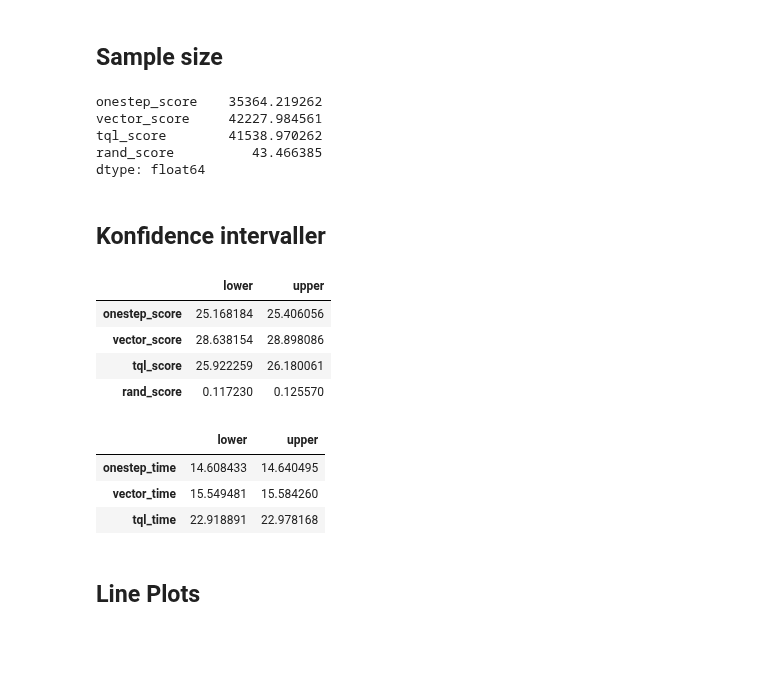
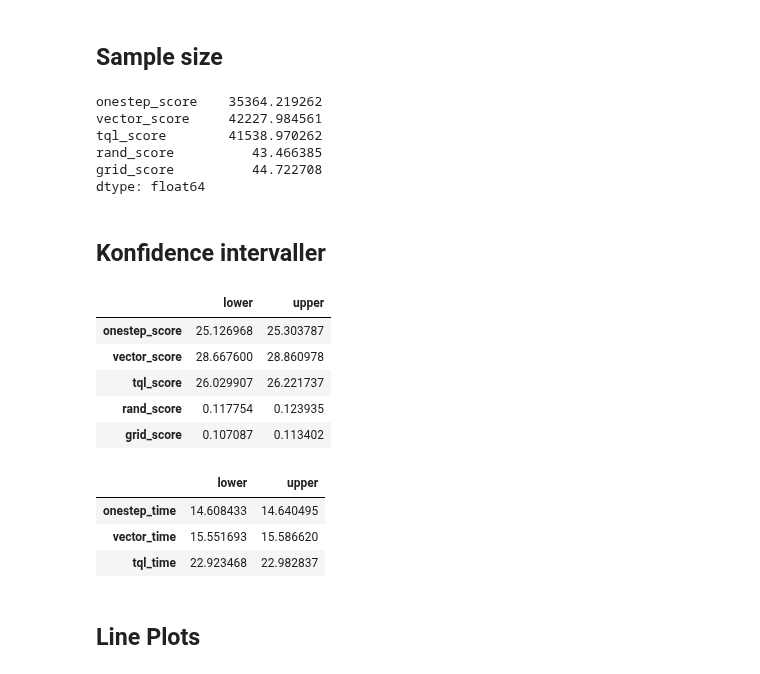
Before and after one commit to vietnhprivat/snake_ai, a Jupyter notebook: src/Classes/data_collection_test.ipynb, the cells around one changed output. Saved outputs shown, nothing was run; the diff lists cells and outputs as text; code cells hidden in the pictures; blank space fills up the shorter version.

Commit message:
added grid to data

```diff
--- a/src/Classes/data_collection_test.ipynb
+++ b/src/Classes/data_collection_test.ipynb
@@ -40,7 +40,8 @@ onestep_pilot = load_data(file_path='DQL_PLOT/DATA_PLOTS/onestep_non_training_17
 vector_pilot = load_data(file_path='DQL_PLOT/DATA_PLOTS/vector_non_training_17_01.pkl')
 tql_pilot = load_data(file_path='TAB_MODEL_AND_PLOT/DATA_PLOT_RUNNING/tab_optim_rewards_running.pkl', model="tql")
 rand_pilot = load_data(file_path='DQL_PLOT/DATA_PLOTS/random_non_training_18_01.pkl', model="tql")
-grid_pilot = load_data(file_path='DQL_PLOT/DATA_PLOTS/grid_non_training_18_01.pkl')
+grid_pilot = load_data(file_path='DQL_PLOT/DATA_PLOTS/grid_non_training_pt2_18_01.pkl')
+grid_pilot = grid_pilot.head(25_000)
 
 # Part 2 test load
 onestepv2 = load_data(file_path='DQL_PLOT/DATA_PLOTS/onestep_non_training_pt2_18_01.pkl')
@@ -53,19 +54,21 @@ onestep = pd.concat((onestep_pilot, onestepv2), ignore_index=True)
 rand = pd.concat((rand_pilot, randv2), ignore_index=True)
 vector = pd.concat((vector_pilot, vectorv2), ignore_index=True)
 tql = pd.concat((tql_pilot, tqlv2), ignore_index=True)
+grid = load_data(file_path='DQL_PLOT/DATA_PLOTS/grid_non_training_pt2_18_01.pkl')
 
 
 df_results_pilot = pd.DataFrame(data= {'onestep_score': onestep_pilot['scores'], 'vector_score': vector_pilot['scores'],
-                                       'tql_score': tql_pilot['scores'], 'rand_score': rand_pilot['scores']})
-df_results = pd.DataFrame(data= {'onestep_score': onestep['scores'], 'vector_score': vector['scores'], 'tql_score': tql['scores'], 'rand_score': rand['scores']})
+                                       'tql_score': tql_pilot['scores'], 'rand_score': rand_pilot['scores'], 'grid_score': grid_pilot['scores']})
+
+df_results = pd.DataFrame(data= {'onestep_score': onestep['scores'], 'vector_score': vector['scores'],
+                                  'tql_score': tql['scores'], 'rand_score': rand['scores'], 'grid_score': grid['scores']})
 
 # Outliers removed, calculated by 1.5*IQR in R
-# df_time = pd.DataFrame(data= {'onestep_time': onestep['time per apple'].clip(10.08, 19.2), 'vector_time': vector['time per apple'].clip(10.67, 20.45),
-#                               'tql_time': tql['time per apple'].clip(14.83, 31)})
-# df_time_outliers = pd.DataFrame(data= {'onestep_time': onestep['time per apple'], 'vector_time': vector['time per apple'],
-#                               'tql_time': tql['time per apple'], 'rand_time': rand['time per apple']})
+df_time = pd.DataFrame(data= {'onestep_time': onestep['time per apple'].clip(10.08, 19.2), 'vector_time': vector['time per apple'].clip(10.67, 20.45),
+                              'tql_time': tql['time per apple'].clip(14.83, 31)})
 
-# df_results_pilot
+df_time_outliers = pd.DataFrame(data= {'onestep_time': onestep['time per apple'], 'vector_time': vector['time per apple'],
+                              'tql_time': tql['time per apple'], 'rand_time': rand['time per apple'], 'grid_time': grid['time per apple']})
 # %% [markdown]
 ## Sample size
 # %%
@@ -82,41 +85,43 @@ onestep_score    35364.219262
 vector_score     42227.984561
 tql_score        41538.970262
 rand_score          43.466385
+grid_score          44.722708
 dtype: float64
 # %% [markdown]
 ## Konfidence intervaller
 # %%
 # Funktion for konfidensinterval
 def confint(df):
 
     # Definere variabler
     df_mean = df.mean()
     df_std = df.std()
     sqrt_n = np.sqrt(len(df))
     z_score = 1.96
 
     # Udregn konfidensinterval lower og upper bound
     lower = df_mean - z_score * (df_std / sqrt_n)
     upper = df_mean + z_score * (df_std / sqrt_n)
 
     # kombiner lower og upper bound i en dataframe
     data = {'lower': lower, 'upper': upper}
     df_confint = pd.DataFrame(data=data)
 
     return df_confint
 
 
-display(confint(df_results_pilot), confint(df_time))
+display(confint(df_results), confint(df_time))
 # %% [output]
 |  | lower | upper |
-| onestep_score | 25.168184 | 25.406056 |
-| vector_score | 28.638154 | 28.898086 |
-| tql_score | 25.922259 | 26.180061 |
-| rand_score | 0.117230 | 0.125570 |
+| onestep_score | 25.126968 | 25.303787 |
+| vector_score | 28.667600 | 28.860978 |
+| tql_score | 26.029907 | 26.221737 |
+| rand_score | 0.117754 | 0.123935 |
+| grid_score | 0.107087 | 0.113402 |
 |  | lower | upper |
 | onestep_time | 14.608433 | 14.640495 |
-| vector_time | 15.549481 | 15.584260 |
-| tql_time | 22.918891 | 22.978168 |
+| vector_time | 15.551693 | 15.586620 |
+| tql_time | 22.923468 | 22.982837 |
 # %% [markdown]
 ## Line Plots
 # %%
```
